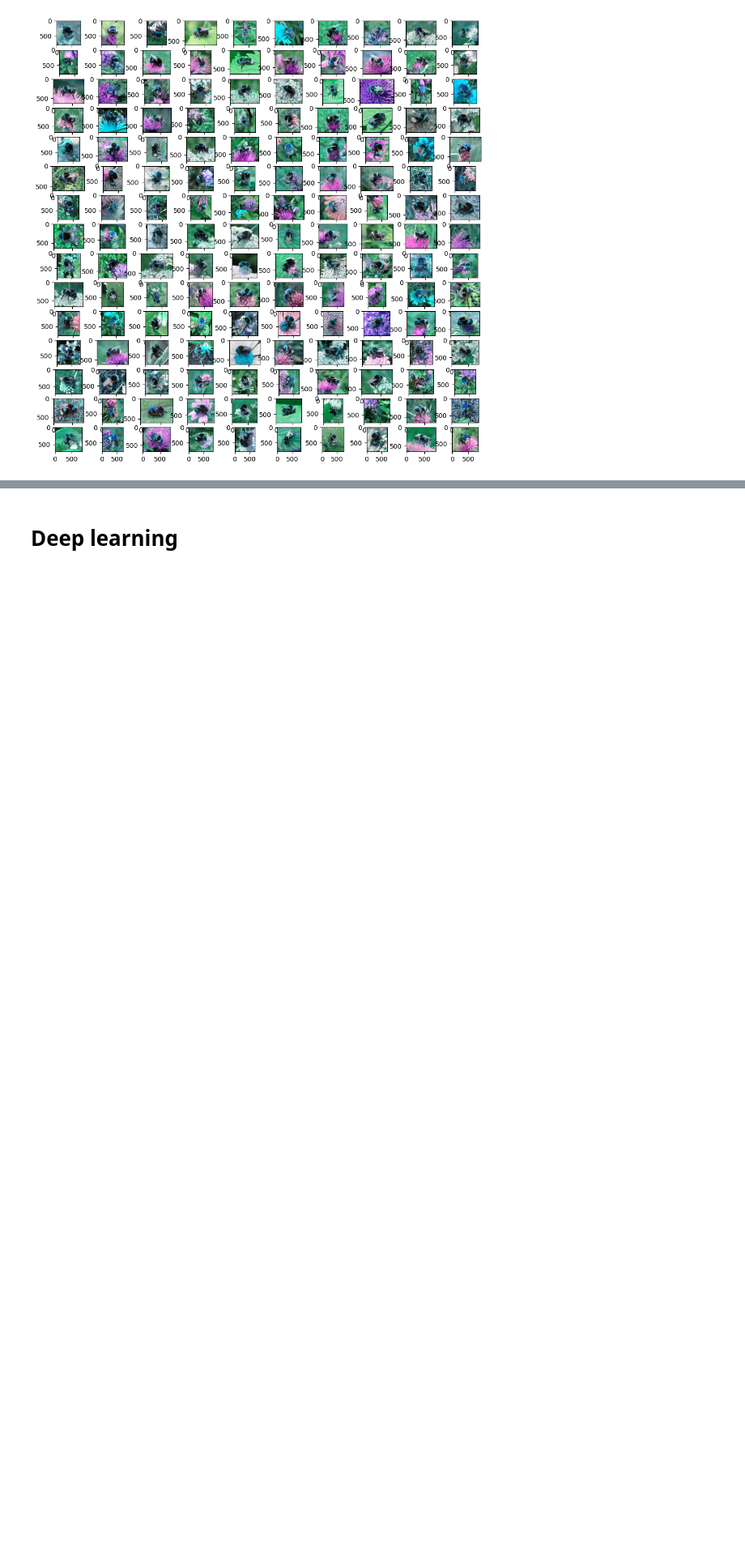
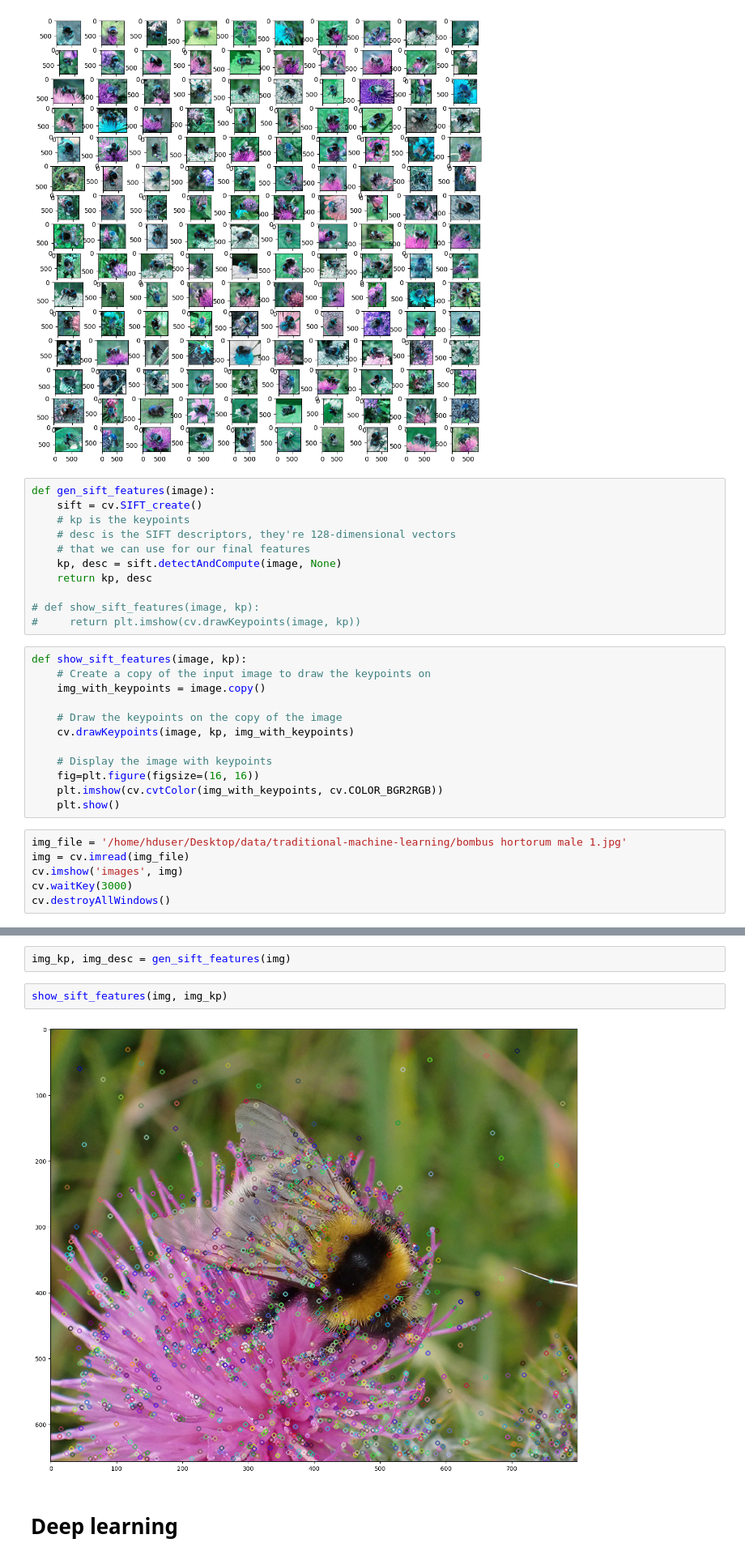
Before and after one commit to alecfei/bumblebee-classification, a Jupyter notebook: bumblebee test.ipynb, the cells around one changed output, grey strips where cells are left out. Shown at 81% size. Cells and saved outputs as stored; diff of their text form; blank space fills up the shorter version.

```diff
--- a/bumblebee test.ipynb
+++ b/bumblebee test.ipynb
@@ -38,3 +47,32 @@ for i in range(0, len(images), rows*cols):
     plt.show()
 # %% [output]
 [figure]
+# %%
+def gen_sift_features(image):
+    sift = cv.SIFT_create()
+    # kp is the keypoints
+    # desc is the SIFT descriptors, they're 128-dimensional vectors
+    # that we can use for our final features
+    kp, desc = sift.detectAndCompute(image, None)
+    return kp, desc
+
+# def show_sift_features(image, kp):
+#     return plt.imshow(cv.drawKeypoints(image, kp))
+# %%
+def show_sift_features(image, kp):
+    # Create a copy of the input image to draw the keypoints on
+    img_with_keypoints = image.copy()
+
+    # Draw the keypoints on the copy of the image
+    cv.drawKeypoints(image, kp, img_with_keypoints)
+
+    # Display the image with keypoints
+    fig=plt.figure(figsize=(16, 16))
+    plt.imshow(cv.cvtColor(img_with_keypoints, cv.COLOR_BGR2RGB))
+    plt.show()
+# %%
+img_file = '/home/hduser/Desktop/data/traditional-machine-learning/bombus hortorum male 1.jpg'
+img = cv.imread(img_file)
+cv.imshow('images', img)
+cv.waitKey(3000)
+cv.destroyAllWindows()
@@ -41,3 +97,9 @@ for i in range(0, len(images), rows*cols):
+# %%
+img_kp, img_desc = gen_sift_features(img)
+# %%
+show_sift_features(img, img_kp)
+# %% [output]
+[figure, added]
 # %% [markdown]
 # Deep learning
 # %%
```
Also changed, not shown: parts of 12 cells of this notebook.
